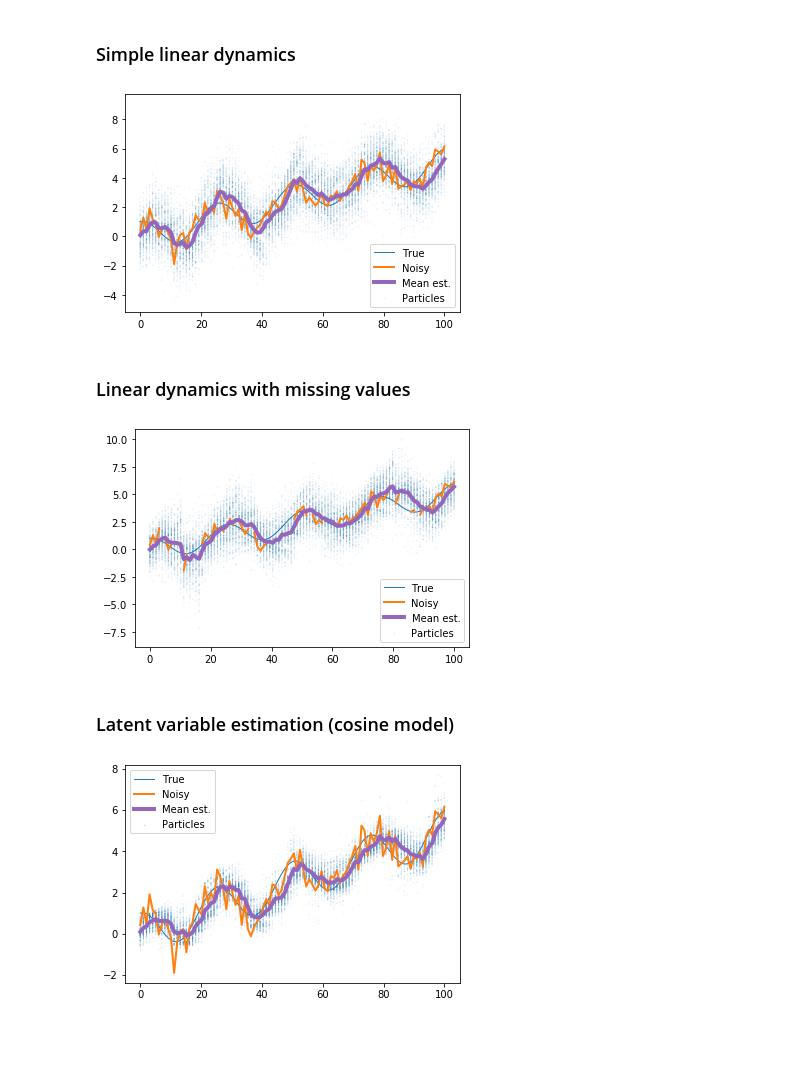
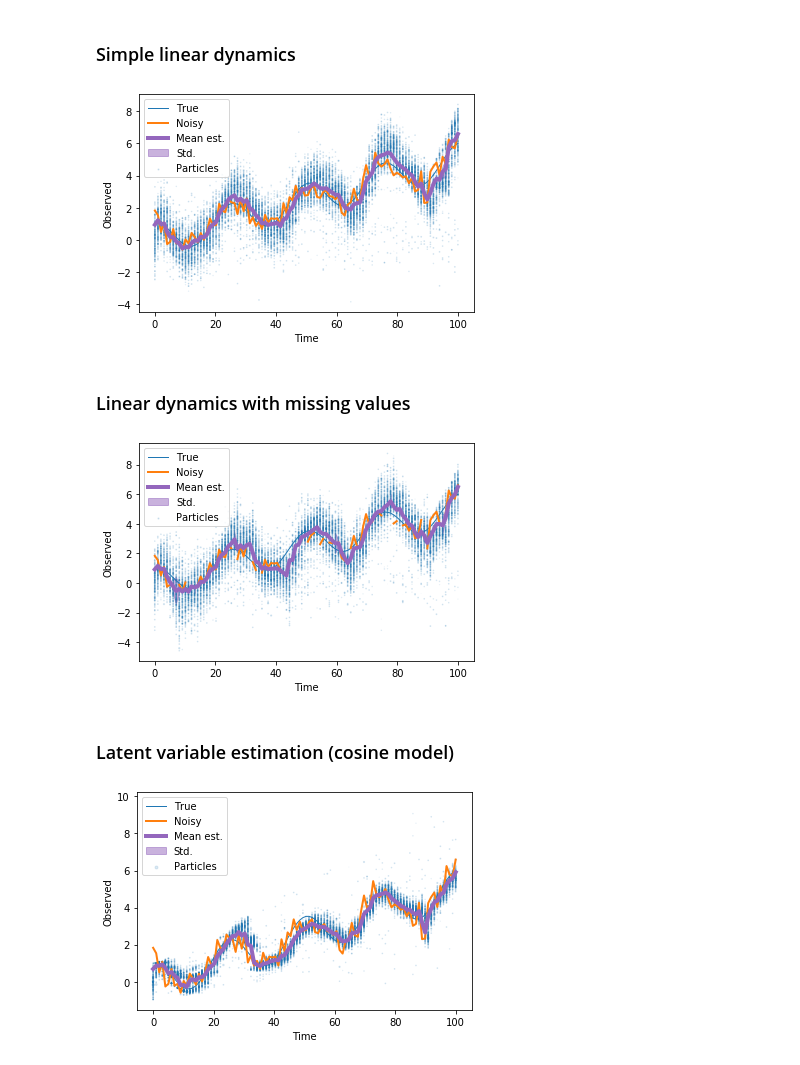
Before and after one commit to johnhw/pfilter, a Jupyter notebook: examples/timeseries.ipynb, the cells around one changed output. Saved outputs shown, nothing was run; the diff lists cells and outputs as text; code cells hidden in the pictures; blank space fills up the shorter version.

```diff
--- a/examples/timeseries.ipynb
+++ b/examples/timeseries.ipynb
@@ -12,11 +13,8 @@ Utility function to filter a time series offline and return results:
 # %%
 def apply_filter(pf, ys, inputs=None):
     """Apply filter pf to a series of observations (time_steps, h)  and return a dictionary:
-
         particles: an array of particles (time_steps, n, d)
         weights: an array of weights (time_steps,)
-        map_states: an array of MAP states (time_steps, d)
-        mean_states: an array of expectations (time_steps, d)
     """
 
     states = []
@@ -27,7 +25,7 @@ def apply_filter(pf, ys, inputs=None):
         else:
             pf.update(y, **inputs[i])
 
-        states.append([pf.transformed_particles, pf.weights])
+        states.append([pf.transformed_particles, np.array(pf.weights)])
     return {
         name: np.array([s[i] for s in states])
         for i, name in enumerate(["particles", "weights"])
@@ -42,20 +40,25 @@ def plot_particles(x, y, yn, states):
         y: original (uncorrupted) values
         yn: noisy (observed) values
         states: dictionary return from apply_pfilter
-        transform_fn: function to apply to state space before plotting (optional)
     """
     fig, ax = plt.subplots()
     ax.plot(x, y, label='True', lw=1)
     ax.plot(x, yn, label='Noisy', lw=2)
 
-
     particles = states["particles"]
     ws = states["weights"]
+    means = np.sum(particles[:,:,0] * ws, axis=1)
 
-    means = np.mean(particles, axis=1)
-    plt.plot(x, means[:,0], 'C4', label='Mean est.', lw=4)
-    plt.scatter(np.tile(x, (len(particles[0]),1)).ravel(), particles[:,:,0].T, s=ws*ws*10000/np.sqrt(len(ws)), alpha=0.25, label='Particles')
+    dev = (means - (particles[:,:,0]).T).T**2
+    var = np.sum(ws * dev, axis=1)  / 1-np.sum(ws**2)  # unbiased variance
+    stds = np.sqrt(var)
 
+    ax.plot(x, means, 'C4', label='Mean est.', lw=4)
+    ax.fill_between(x, means-stds, means+stds, color='C4', alpha=0.5, label='Std.')
+    ax.scatter(np.tile(x, (len(particles[0]),1)).ravel(), particles[:,:,0].T, s=ws*1000/np.sqrt(len(ws)),
+                alpha=0.15, label='Particles')
+    ax.set_xlabel("Time")
+    ax.set_ylabel("Observed")
     ax.legend()
 
 def filter_plot(x, y, yn, pf, inputs=None):
@@ -109,7 +112,7 @@ filter_plot(x, y, yn, pf)
 prior_fn = lambda n: np.random.normal(0,1,(n,3))
 dt = 0.25
 noise = 0.125
-sigma = 2.0
+sigma = 1.0
 
 # linear dynamics
 D = np.array([[1, dt, 0.5*dt**2],
@@ -127,7 +130,7 @@ pf = ParticleFilter(prior_fn = prior_fn,
 
 filter_plot(x, y, yn, pf)
 # %% [output]
-[figure, old version]
+[figure, new version]
 # %% [markdown]
 ### Linear dynamics with missing values
 # %%
@@ -135,32 +138,33 @@ filter_plot(x, y, yn, pf)
 y_missing = np.array([yt if np.random.uniform()>0.25 else None for yt in yn])
 filter_plot(x, y, y_missing, pf)
 # %% [output]
-[figure, old version]
+[figure, new version]
 # %% [markdown]
 ### Latent variable estimation (cosine model)
 # %%
 # Cosine estimation
-# x = a cos(wt + p)
-# t a w p
+# x = a cos(wt + p) + kt
+# state = [a,w,p,k]
 
 prior_fn = lambda n: np.random.uniform(0,1,(n,4)) * [1.0, 0.25, np.pi*2.0, 0.1]
-noise = 0.001
-sigma = 1.0
+noise = 0.0015
+sigma = 0.5
 
 def cos_observe(x, t):
     return x[:,0] * np.cos(t * x[:,1] + x[:,2] ) + x[:,3] * t
 
 ts = [{"t":t} for t in x]
 
 pf = ParticleFilter(prior_fn = prior_fn,
                     observe_fn = cos_observe,
                     dynamics_fn = lambda x, **kwargs:x ,
                     n_particles=200,
+                    n_eff_threshold=1.0,
                     noise_fn = lambda x, **kwargs: x + np.random.normal(0, noise, x.shape) ,
                     weight_fn = lambda x,y, **kwargs: squared_error(x, y, sigma=sigma),
                     transform_fn = lambda x, weights, **kwargs: cos_observe(x, kwargs['t'])[:,None],
-                    resample_proportion=0.05)
+                    resample_proportion=0.01)
 
 filter_plot(x, y, yn, pf, inputs=ts)
 # %% [output]
-[figure, old version]
+[figure, new version]
```
Also changed, not shown: parts of 4 cells of this notebook, 2 other files.
